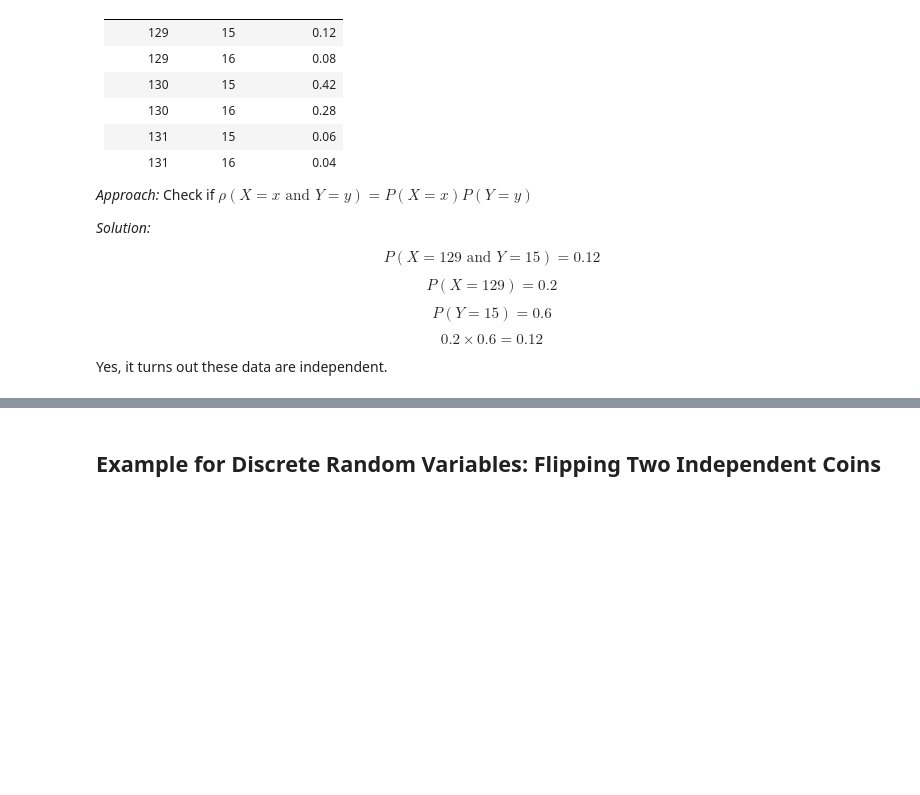
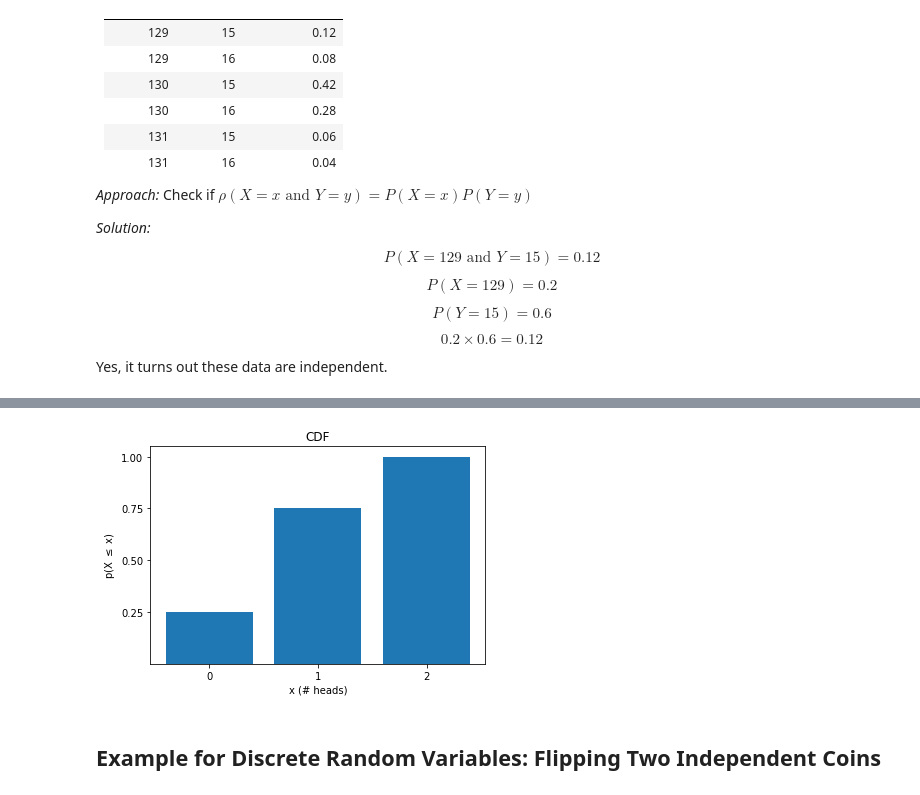
Before and after one commit to ndcbe/data-and-computing, a Jupyter notebook: notebooks/08/02-Random-Variables.ipynb, the cells around one changed output, grey strips where cells are left out. Drawn from its saved outputs; the diff is of its cells as text; code cells hidden in the pictures; blank space fills up the shorter version.

```diff
--- a/notebooks/08/02-Random-Variables.ipynb
+++ b/notebooks/08/02-Random-Variables.ipynb
@@ -100,3 +145,12 @@ Yes, it turns out these data are independent.
+# %%
+plt.bar([0,1,2],[1/4,3/4,1], tick_label = [0,1,2])
+plt.yticks(ticks=[1/4,1/2,3/4,1])
+plt.xlabel('x (# heads)')
+plt.ylabel('p(X $\leq$ x)')
+plt.title('CDF')
+plt.show()
+# %% [output]
+[figure, added]
 # %% [markdown]
 ## Example for Discrete Random Variables: Flipping Two Independent Coins
 # %% [markdown]
```
Also changed, not shown: parts of 10 cells of this notebook.
